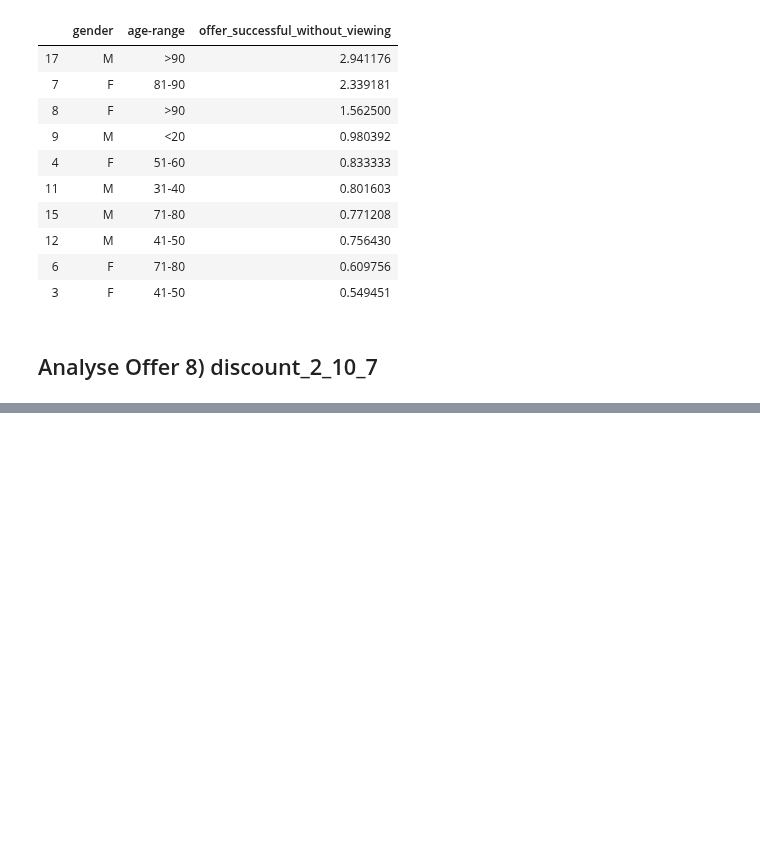
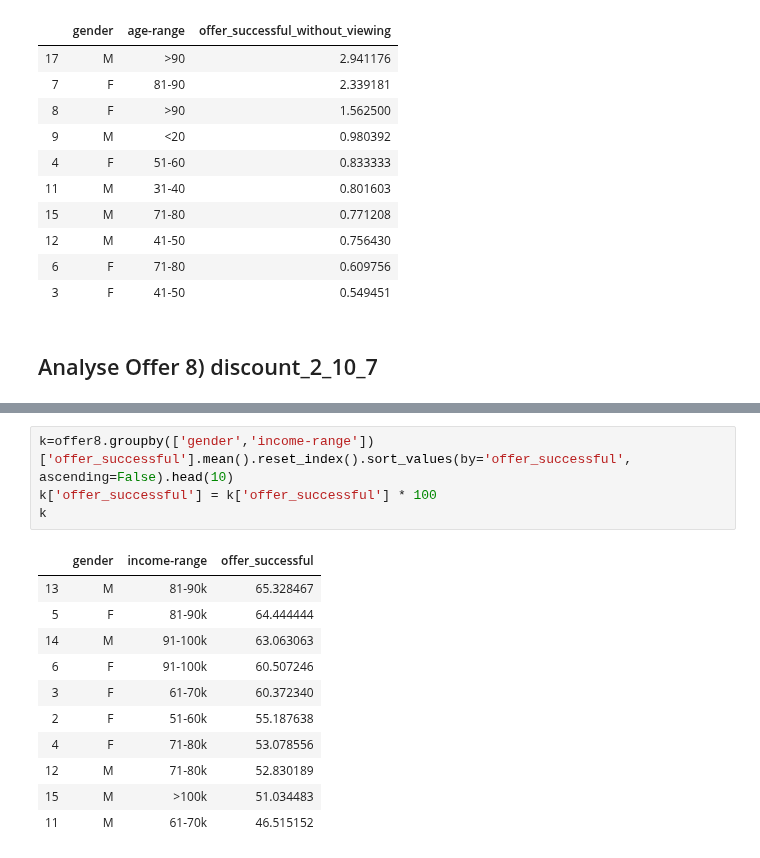
Before and after one commit to amitborkar98/Starbucks-capstone, a Jupyter notebook: Starbucks_Capstone_notebook.ipynb, the cells around one changed output, grey strips where cells are left out. Cells and saved outputs as stored; diff of their text form; blank space fills up the shorter version.

```diff
--- a/Starbucks_Capstone_notebook.ipynb
+++ b/Starbucks_Capstone_notebook.ipynb
@@ -1059,0 +1088,16 @@ k
+# %%
+k=offer8.groupby(['gender','income-range'])['offer_successful'].mean().reset_index().sort_values(by='offer_successful', ascending=False).head(10)
+k['offer_successful'] = k['offer_successful'] * 100
+k
+# %% [output]
+|  | gender | income-range | offer_successful |
+| 13 | M | 81-90k | 65.328467 |
+| 5 | F | 81-90k | 64.444444 |
+| 14 | M | 91-100k | 63.063063 |
+| 6 | F | 91-100k | 60.507246 |
+| 3 | F | 61-70k | 60.372340 |
+| 2 | F | 51-60k | 55.187638 |
+| 4 | F | 71-80k | 53.078556 |
+| 12 | M | 71-80k | 52.830189 |
+| 15 | M | >100k | 51.034483 |
+| 11 | M | 61-70k | 46.515152 |
```
Also changed, not shown: parts of 4 cells of this notebook.
